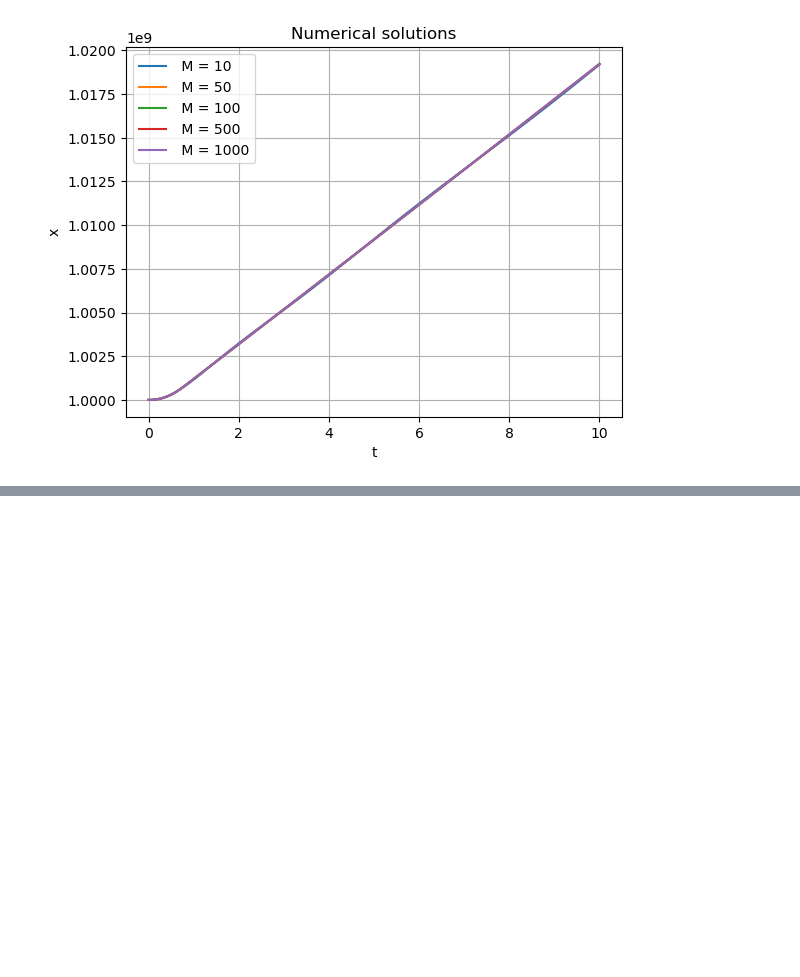
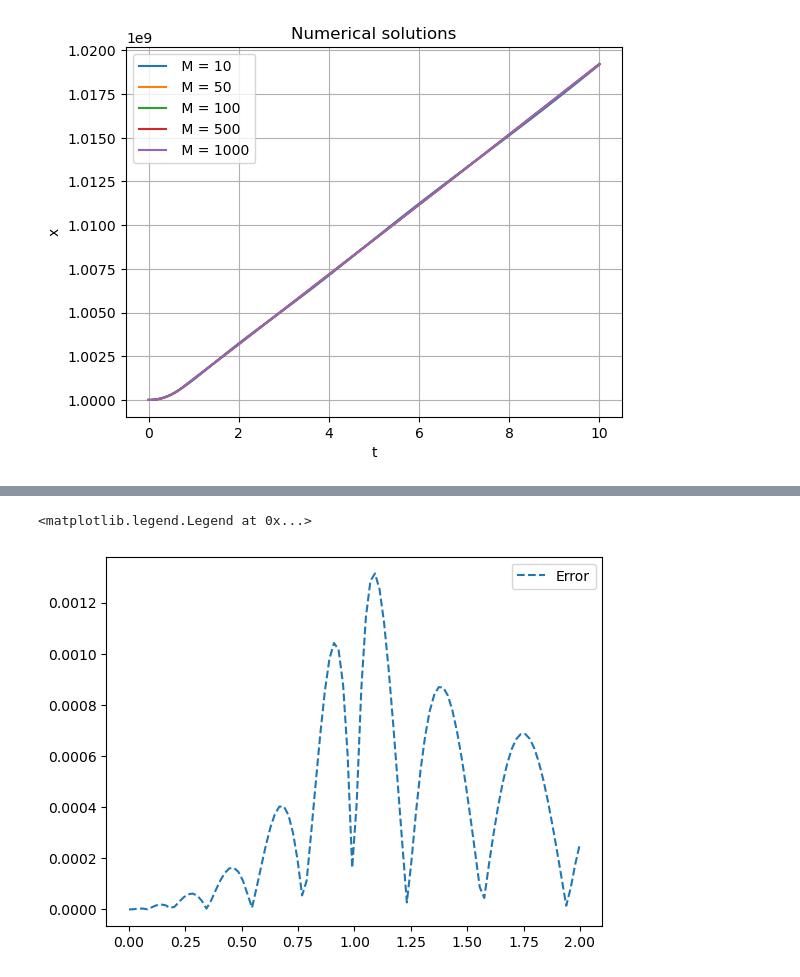
Before and after one commit to andreasaqp/DDDEs, a Jupyter notebook: simulationLaguerre.ipynb, the cells around one changed output, grey strips where cells are left out. Saved outputs shown, nothing was run; the diff lists cells and outputs as text; code cells hidden in the pictures; blank space fills up the shorter version.

```diff
--- a/simulationLaguerre.ipynb
+++ b/simulationLaguerre.ipynb
@@ -355,0 +413,6 @@ for M in [10,50,100,500,1000]:
+# %%
+plt.plot(t,np.abs(x1-anal),"--", label = "Error")
+plt.legend()
+# %% [output]
+<matplotlib.legend.Legend at 0x...>
+[figure, added]
```
Also changed, not shown: parts of 16 cells of this notebook, 3 other files.
